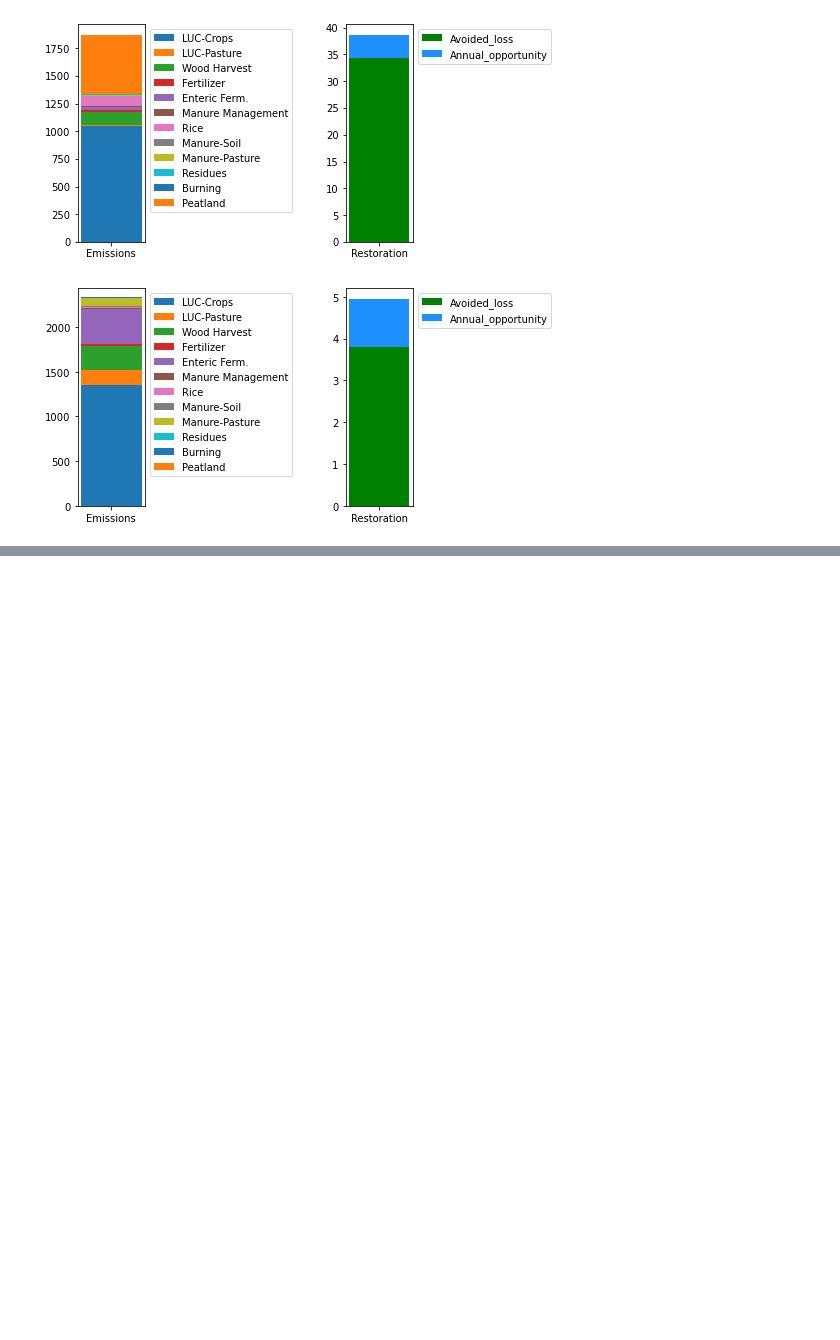
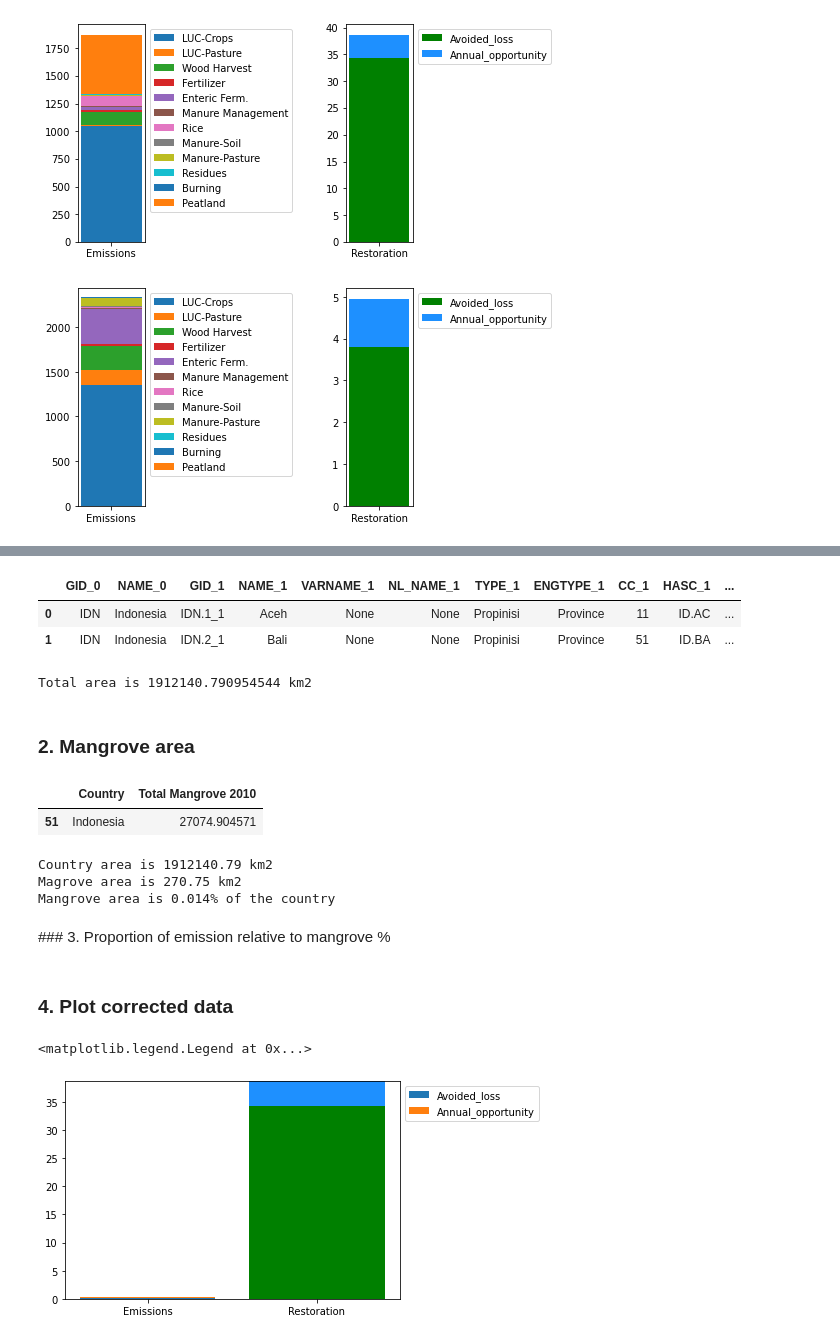
Before and after one commit to Vizzuality/mangrove-atlas, a Jupyter notebook: data/notebooks/Lab/Emissions_widget_test.ipynb, the cells around one changed output, grey strips where cells are left out. Drawn from its saved outputs; the diff is of its cells as text; code cells hidden in the pictures; blank space fills up the shorter version.

```diff
--- a/data/notebooks/Lab/Emissions_widget_test.ipynb
+++ b/data/notebooks/Lab/Emissions_widget_test.ipynb
@@ -153,0 +192,64 @@ plt.subplots_adjust(wspace=3)
+# %%
+ind_poly = ind_poly.to_crs({'init': 'epsg:3857'})
+ind_poly.head(2)
+# %% [output]
+|  | GID_0 | NAME_0 | GID_1 | NAME_1 | VARNAME_1 | NL_NAME_1 | TYPE_1 | ENGTYPE_1 | CC_1 | HASC_1 | ... |
+| 0 | IDN | Indonesia | IDN.1_1 | Aceh | None | None | Propinisi | Province | 11 | ID.AC | ... |
+| 1 | IDN | Indonesia | IDN.2_1 | Bali | None | None | Propinisi | Province | 51 | ID.BA | ... |
+# %%
+ind_poly['area'] = ind_poly['geometry'].area/ 10**6
+total_area = ind_poly['area'].sum()
+print(f'Total area is {total_area} km2')
+# %% [output]
+Total area is 1912140.790954544 km2
+# %% [markdown]
+### 2. Mangrove area
+# %%
+mang_data = pd.read_csv('../../datasets/Mangrove_Protection_Calculations_20210430.csv')
+mang_data = mang_data[(mang_data['Country'] == 'Indonesia')][['Country', 'Total Mangrove 2010']]
+mang_data
+# %% [output]
+|  | Country | Total Mangrove 2010 |
+| 51 | Indonesia | 27074.904571 |
+# %%
+mang_area = mang_data['Total Mangrove 2010'].sum()/100 # Convert from ha to km2
+prop_size = mang_area/total_area
+print(f'Country area is {total_area.round(2)} km2')
+print(f'Magrove area is {mang_area.round(2)} km2')
+print(f'Mangrove area is {round(prop_size*100, 3)}% of the country')
+# %% [output]
+Country area is 1912140.79 km2
+Magrove area is 270.75 km2
+Mangrove area is 0.014% of the country
+# %% [markdown]
+### 3. Proportion of emission relative to mangrove %
+# %%
+country='Indonesia'
+test_emissions = emissions[emissions['Country'] == country].copy()
+test_emissions.set_index('Process', inplace=True)
+test_emissions = test_emissions[test_emissions['Emissions'] >0]
+
+test_policy = policy_data[policy_data['Country'] == country][['Avoided_loss', 'Annual_opportunity']]
+
+#Proportional emissions
+test_emissions['Emissions'] = test_emissions['Emissions']*prop_size
+# %% [markdown]
+### 4. Plot corrected data
+# %%
+bot = 0
+max_val = max([test_emissions['Emissions'].sum()+1, test_policy['Avoided_loss'].sum()+test_policy['Annual_opportunity'].sum()])
+for p in test_emissions.index:
+    #print(f'{p} is {test_emissions.loc[p, "Emissions"]}')
+    plt.bar('Emissions',test_emissions.loc[p, "Emissions"], bottom = bot)
+    plt.ylim(0, max_val)
+    plt.legend(test_emissions.index, bbox_to_anchor=(1,1), loc="upper left")
+    bot=bot+test_emissions.loc[p, "Emissions"]
+    #plt.add_patch(rect)
+
+
+plt.bar('Restoration', test_policy['Avoided_loss'], color = 'green')
+plt.bar('Restoration', test_policy['Annual_opportunity'],color = 'dodgerblue', bottom = test_policy['Avoided_loss']+0.01)
+plt.legend(['Avoided_loss', 'Annual_opportunity'], bbox_to_anchor=(1,1), loc="upper left")
+# %% [output]
+<matplotlib.legend.Legend at 0x...>
+[figure, added]
```
Also changed, not shown: parts of 10 cells of this notebook.
